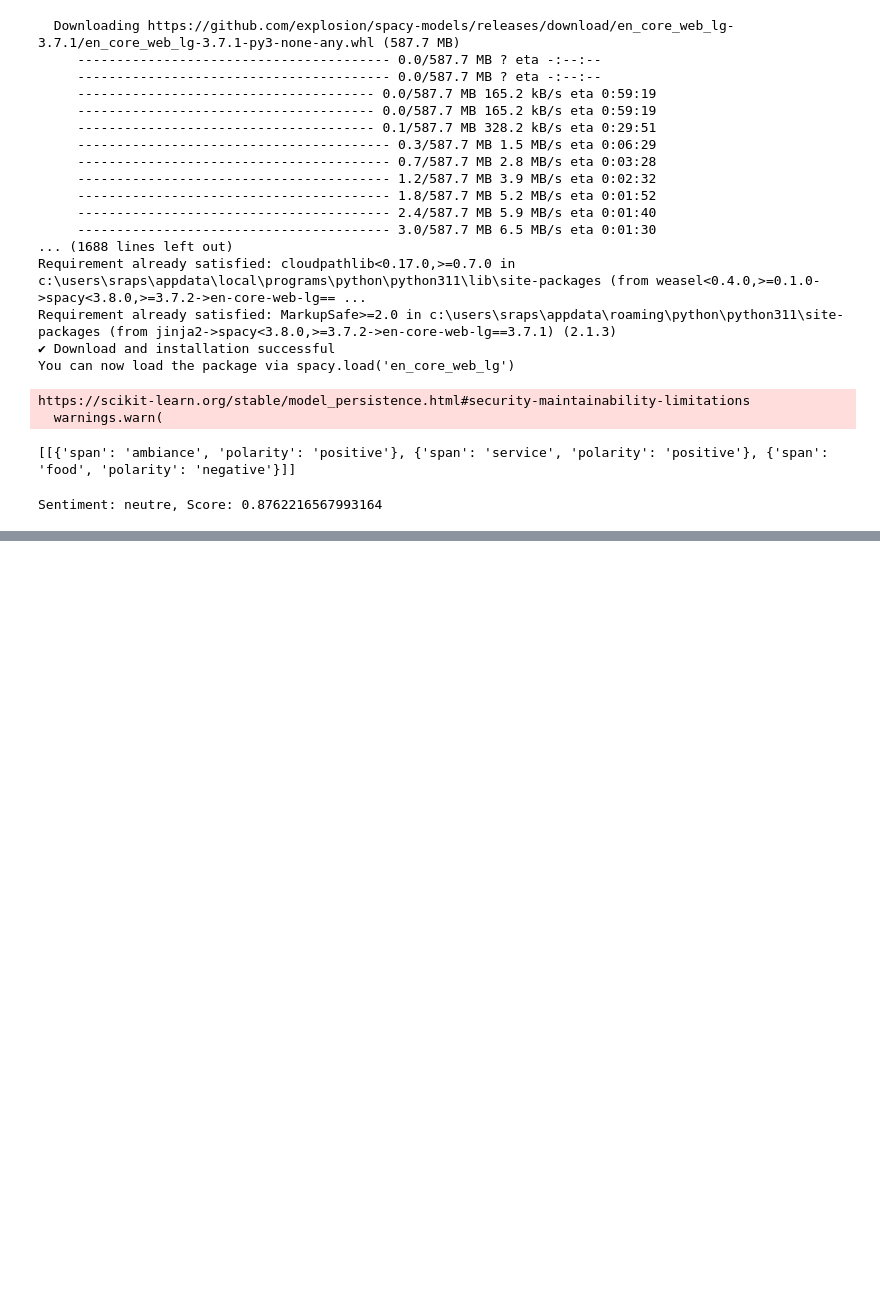
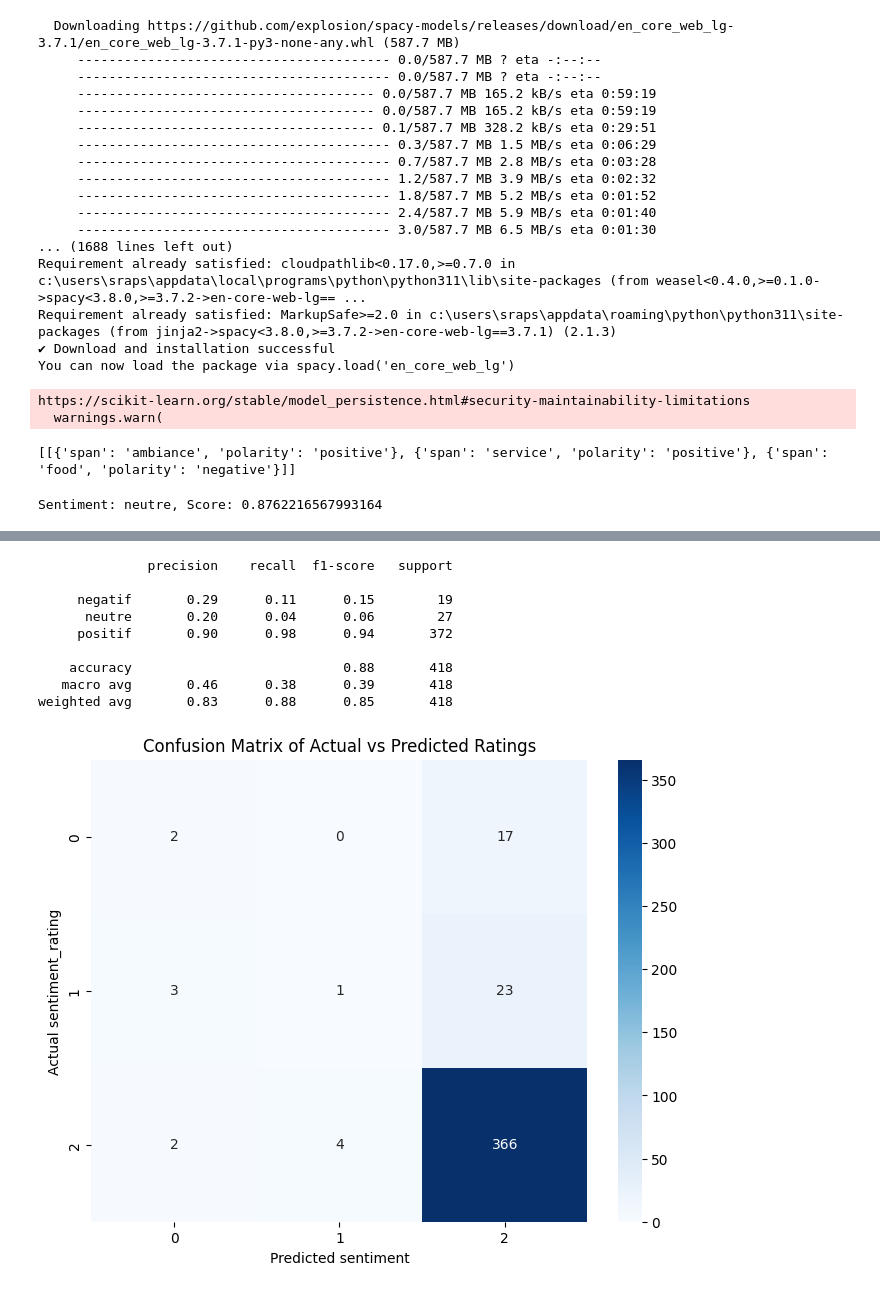
Before and after one commit to soraps/Projet2_NLP, a Jupyter notebook: NLP_Project_2_Analysis.ipynb, the cells around one changed output, grey strips where cells are left out. Saved outputs shown, nothing was run; the diff lists cells and outputs as text; code cells hidden in the pictures; blank space fills up the shorter version.

```diff
--- a/NLP_Project_2_Analysis.ipynb
+++ b/NLP_Project_2_Analysis.ipynb
@@ -998,0 +1068,47 @@ Sentiment: neutre, Score: 0.8762216567993164
+# %%
+import seaborn as sns
+from sklearn.model_selection import RepeatedStratifiedKFold
+from sklearn.model_selection import GridSearchCV
+
+# Paramètres à tester
+param_grid = {
+    'n_estimators': [10,50,100, 200, 300],
+    'max_depth': [10, 20, 30, None],
+    'min_samples_leaf': [1, 2, 4],
+    'class_weight': ['balanced']
+}
+
+# Créer un modèle Random Forest
+rf = RandomForestClassifier(random_state=123,class_weight='balanced_subsample')
+cv = RepeatedStratifiedKFold(n_splits=10, n_repeats=3, random_state=1)
+# GridSearchCV pour trouver les meilleurs paramètres
+grid_search = GridSearchCV(estimator=rf, param_grid=param_grid, cv=3, n_jobs=-1, scoring='f1_weighted')
+
+grid_search.fit(X_train_tfidf, y_train)
+best_rf = grid_search.best_estimator_
+
+# Évaluation
+y_pred = best_rf.predict(X_test_tfidf)
+print(classification_report(y_test, y_pred))
+
+# Supposons que y_test et y_pred contiennent vos vrais ratings et les ratings prédits
+conf_matrix = confusion_matrix(y_test, y_pred)
+
+# Visualisation de la matrice de confusion
+fig, ax = plt.subplots(figsize=(8, 6))
+sns.heatmap(conf_matrix, annot=True, fmt='d', cmap='Blues')
+ax.set_xlabel('Predicted sentiment')
+ax.set_ylabel('Actual sentiment_rating')
+ax.set_title('Confusion Matrix of Actual vs Predicted Ratings')
+plt.show()
+# %% [output]
+              precision    recall  f1-score   support
+
+     negatif       0.29      0.11      0.15        19
+      neutre       0.20      0.04      0.06        27
+     positif       0.90      0.98      0.94       372
+
+    accuracy                           0.88       418
+   macro avg       0.46      0.38      0.39       418
+weighted avg       0.83      0.88      0.85       418
+[figure, added]
```
Also changed, not shown: parts of 5 cells of this notebook, 1 other file.
